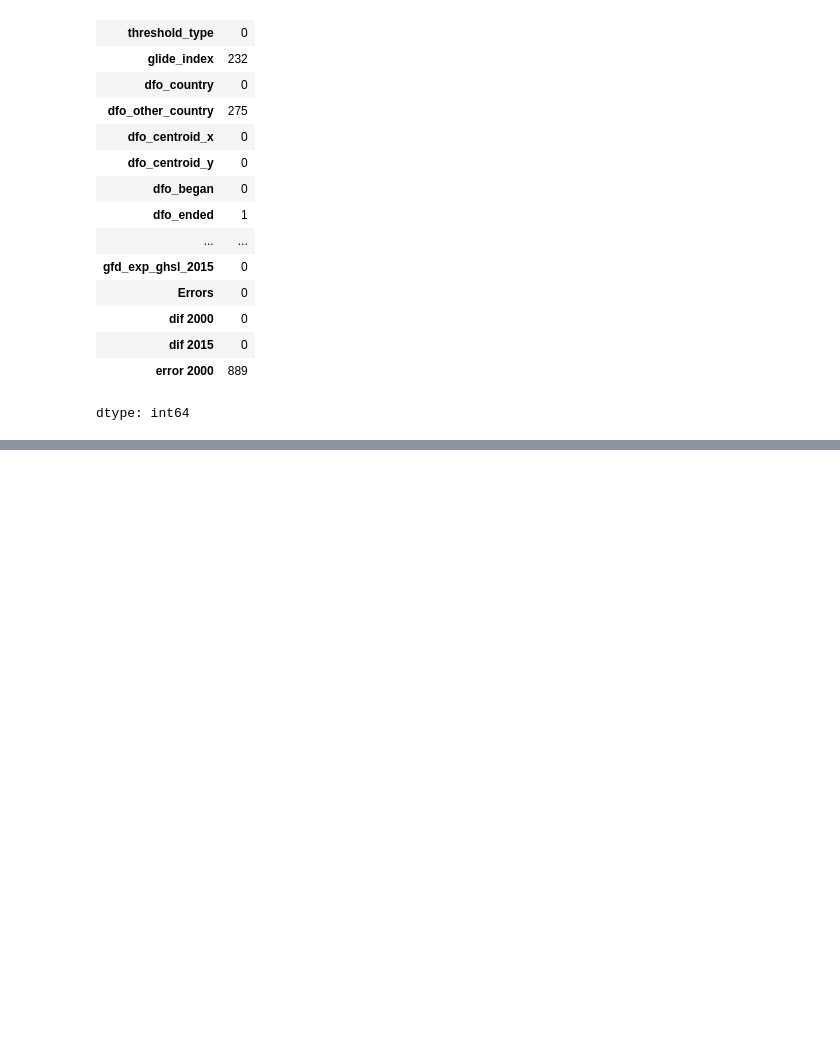
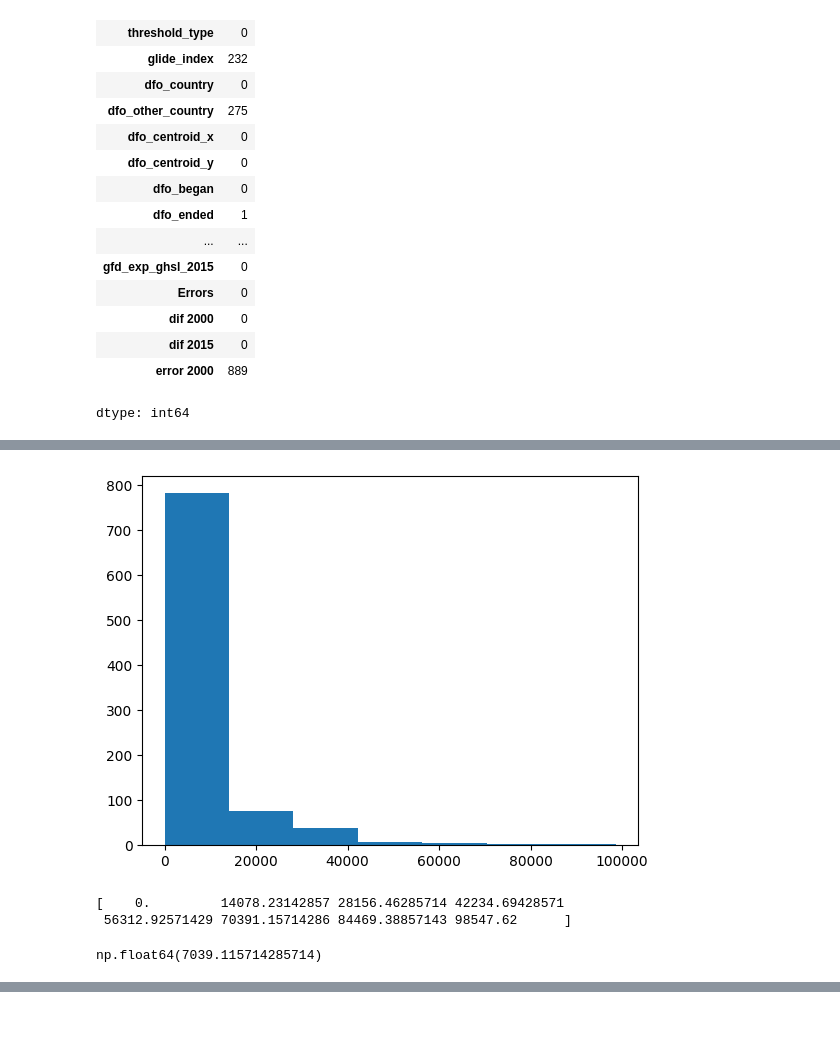
Before and after one commit to aoonging/BSC_DPDM2025, a Jupyter notebook: Ch3_Data_Preprocessing.ipynb, the cells around one changed output, grey strips where cells are left out. Cells and saved outputs as stored; diff of their text form; code cells hidden in the pictures; blank space fills up the shorter version.

```diff
--- a/Ch3_Data_Preprocessing.ipynb
+++ b/Ch3_Data_Preprocessing.ipynb
@@ -249,0 +280,10 @@ dtype: int64
+# %%
+outputhist = plt.hist(flood['gfd_area'],7)
+# %% [output]
+[figure, added]
+# %%
+bin_edge = outputhist[1]
+print(bin_edge)
+# %% [output]
+[    0.         14078.23142857 28156.46285714 42234.69428571
+ 56312.92571429 70391.15714286 84469.38857143 98547.62      ]
@@ -249,0 +297,4 @@ dtype: int64
+# %%
+put_value_into_bins(2000,outputhist[1])
+# %% [output]
+np.float64(7039.115714285714)
```
Also changed, not shown: parts of 26 cells of this notebook.
